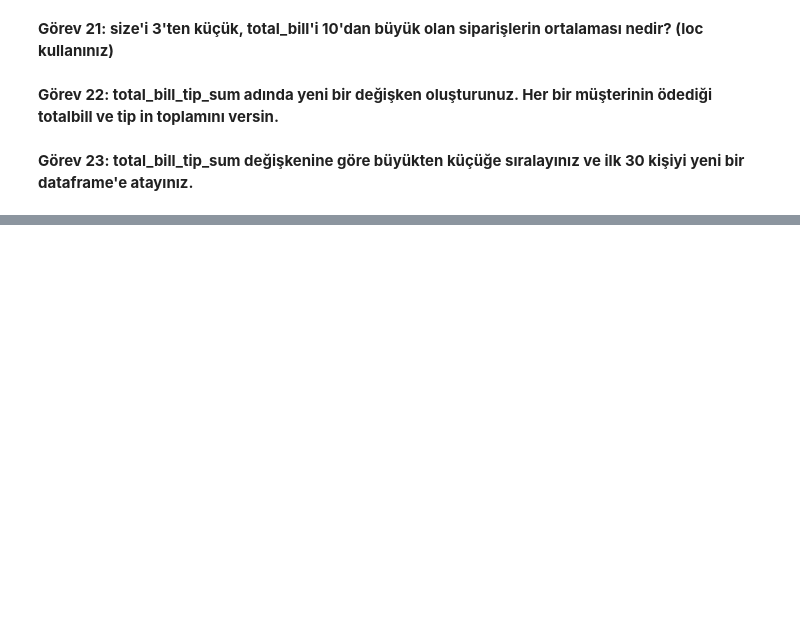
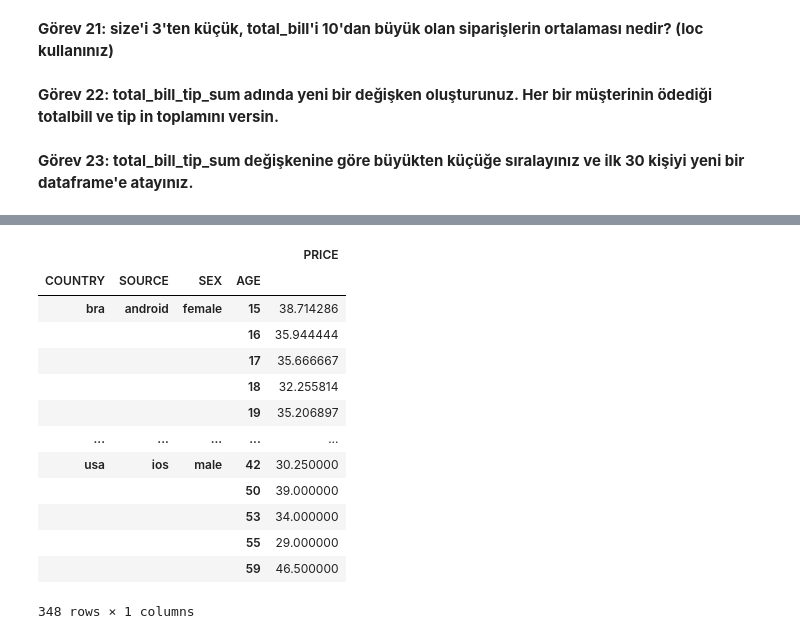
Before and after one commit to mseviker/Baslangic, a Jupyter notebook: baslangic.ipynb, the cells around one changed output, grey strips where cells are left out. Drawn from its saved outputs; the diff is of its cells as text; code cells hidden in the pictures; blank space fills up the shorter version.

Commit message:
Kaggle Notebook | Baslangic | Version 11

```diff
--- a/baslangic.ipynb
+++ b/baslangic.ipynb
@@ -375,0 +386,12 @@ ilk_otuz = (df.sort_values(by='total_bill_tip_sum', ascending=False)).head(30)
+# %%
+import numpy as np
+import seaborn as sns
+import pandas as pd
+
+df = pd.read_csv("/kaggle/input/personacsv/persona.csv")
+
+df.head()
+df.info()
+df.describe()
+df.shape
+df.isnull().count()
@@ -375,0 +542,20 @@ ilk_otuz = (df.sort_values(by='total_bill_tip_sum', ascending=False)).head(30)
+# %%
+df.groupby(["COUNTRY", "SOURCE", "SEX", "AGE"])["PRICE"].mean()
+
+#Yada
+df.groupby(by = ["COUNTRY", "SOURCE", "SEX", "AGE"]).agg({"PRICE": "mean"})
+# %% [output]
+|  |  |  |  | PRICE |
+| COUNTRY | SOURCE | SEX | AGE |  |
+| bra | android | female | 15 | 38.714286 |
+|  |  |  | 16 | 35.944444 |
+|  |  |  | 17 | 35.666667 |
+|  |  |  | 18 | 32.255814 |
+|  |  |  | 19 | 35.206897 |
+| ... | ... | ... | ... | ... |
+| usa | ios | male | 42 | 30.250000 |
+|  |  |  | 50 | 39.000000 |
+|  |  |  | 53 | 34.000000 |
+|  |  |  | 55 | 29.000000 |
+|  |  |  | 59 | 46.500000 |
+348 rows × 1 columns
```
Also changed, not shown: parts of 43 cells of this notebook.
